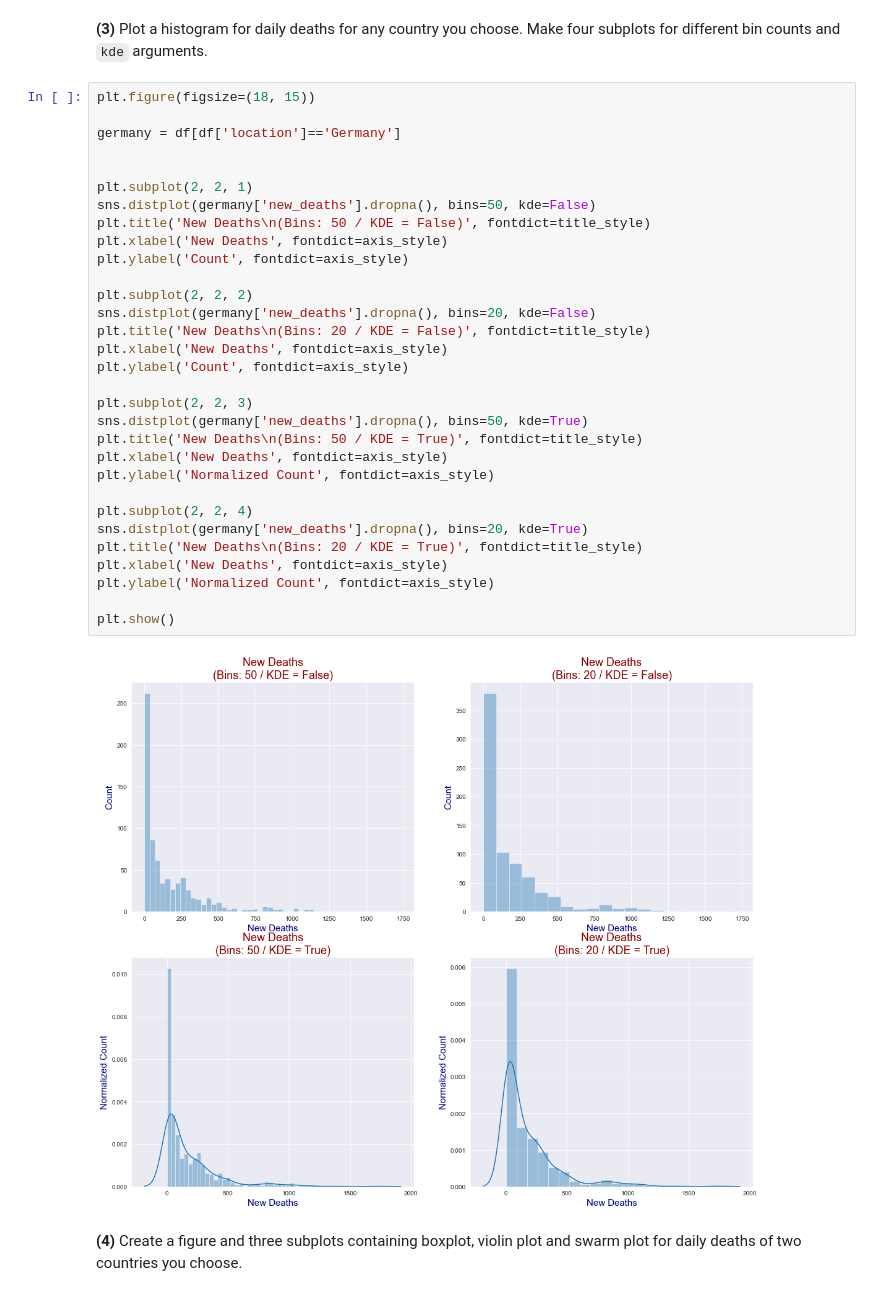
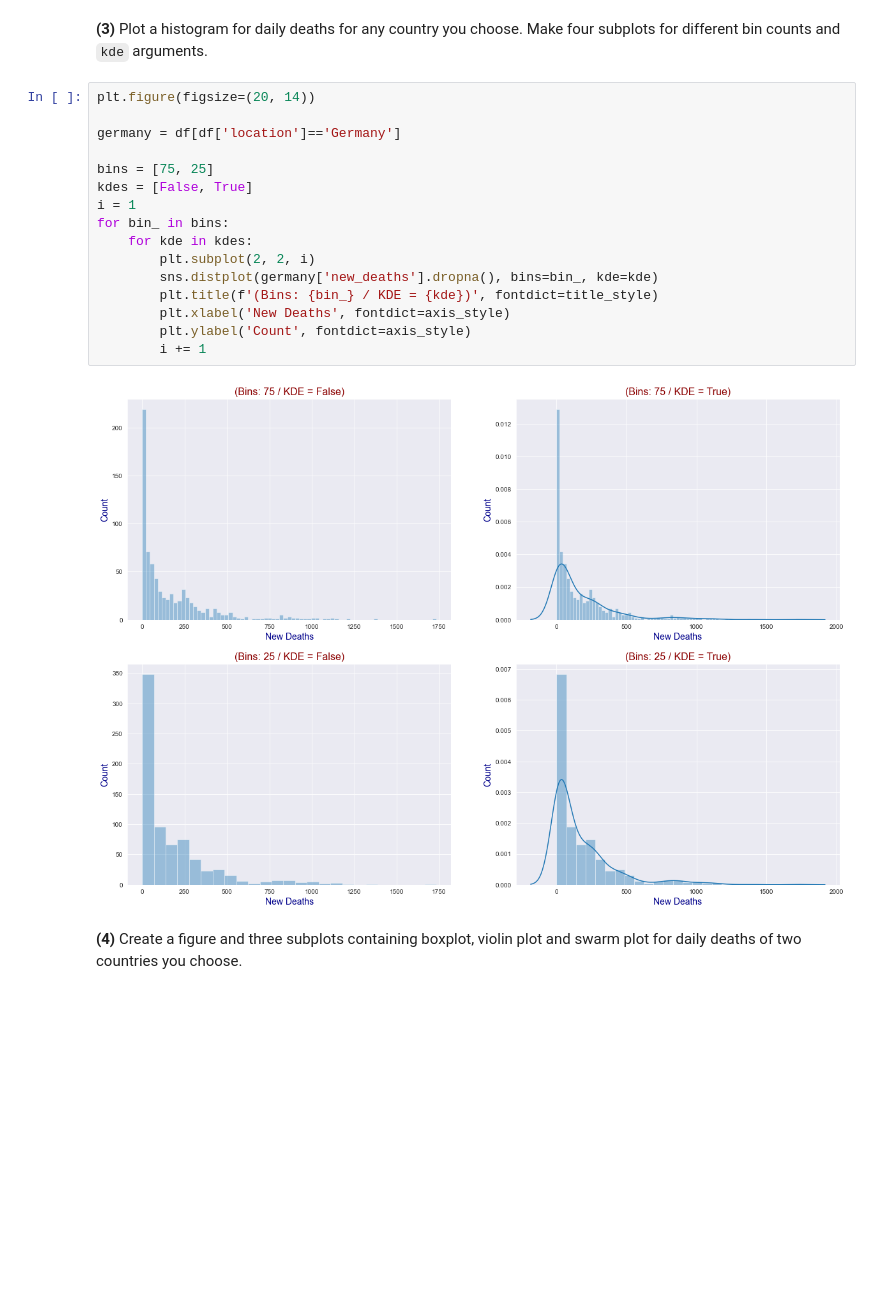
Before and after one commit to oguzkedek/WTech-Datajarlabs-DataScience-Bootcamp, a Jupyter notebook: 4- Data Visualization with Python/A_04_Visualization_With_Seaborn.ipynb, the cells around one changed output. Drawn from its saved outputs; the diff is of its cells as text; blank space fills up the shorter version.

```diff
--- a/4- Data Visualization with Python/A_04_Visualization_With_Seaborn.ipynb
+++ b/4- Data Visualization with Python/A_04_Visualization_With_Seaborn.ipynb
@@ -55,38 +55,23 @@ plt.show()
 # %% [markdown]
 **(3)**  Plot a histogram for daily deaths for any country you choose. Make four subplots for different bin counts and `kde` arguments.
-# %%
-plt.figure(figsize=(18, 15))
-
-germany = df[df['location']=='Germany']
-
-
-plt.subplot(2, 2, 1)
-sns.distplot(germany['new_deaths'].dropna(), bins=50, kde=False)
-plt.title('New Deaths\n(Bins: 50 / KDE = False)', fontdict=title_style)
-plt.xlabel('New Deaths', fontdict=axis_style)
-plt.ylabel('Count', fontdict=axis_style)
-
-plt.subplot(2, 2, 2)
-sns.distplot(germany['new_deaths'].dropna(), bins=20, kde=False)
-plt.title('New Deaths\n(Bins: 20 / KDE = False)', fontdict=title_style)
-plt.xlabel('New Deaths', fontdict=axis_style)
-plt.ylabel('Count', fontdict=axis_style)
-
-plt.subplot(2, 2, 3)
-sns.distplot(germany['new_deaths'].dropna(), bins=50, kde=True)
-plt.title('New Deaths\n(Bins: 50 / KDE = True)', fontdict=title_style)
-plt.xlabel('New Deaths', fontdict=axis_style)
-plt.ylabel('Normalized Count', fontdict=axis_style)
-
-plt.subplot(2, 2, 4)
-sns.distplot(germany['new_deaths'].dropna(), bins=20, kde=True)
-plt.title('New Deaths\n(Bins: 20 / KDE = True)', fontdict=title_style)
-plt.xlabel('New Deaths', fontdict=axis_style)
-plt.ylabel('Normalized Count', fontdict=axis_style)
-
-plt.show()
-# %% [output]
-[figure, removed]
+# %%
+plt.figure(figsize=(20, 14))
+
+germany = df[df['location']=='Germany']
+
+bins = [75, 25]
+kdes = [False, True]
+i = 1
+for bin_ in bins:
+    for kde in kdes:
+        plt.subplot(2, 2, i)
+        sns.distplot(germany['new_deaths'].dropna(), bins=bin_, kde=kde)
+        plt.title(f'(Bins: {bin_} / KDE = {kde})', fontdict=title_style)
+        plt.xlabel('New Deaths', fontdict=axis_style)
+        plt.ylabel('Count', fontdict=axis_style)
+        i += 1
+# %% [output]
+[figure, added]
 # %% [markdown]
 **(4)** Create a figure and three subplots containing boxplot, violin plot and swarm plot for daily deaths of two countries you choose.
 # %%
```
Also changed, not shown: parts of 2 cells of this notebook.
